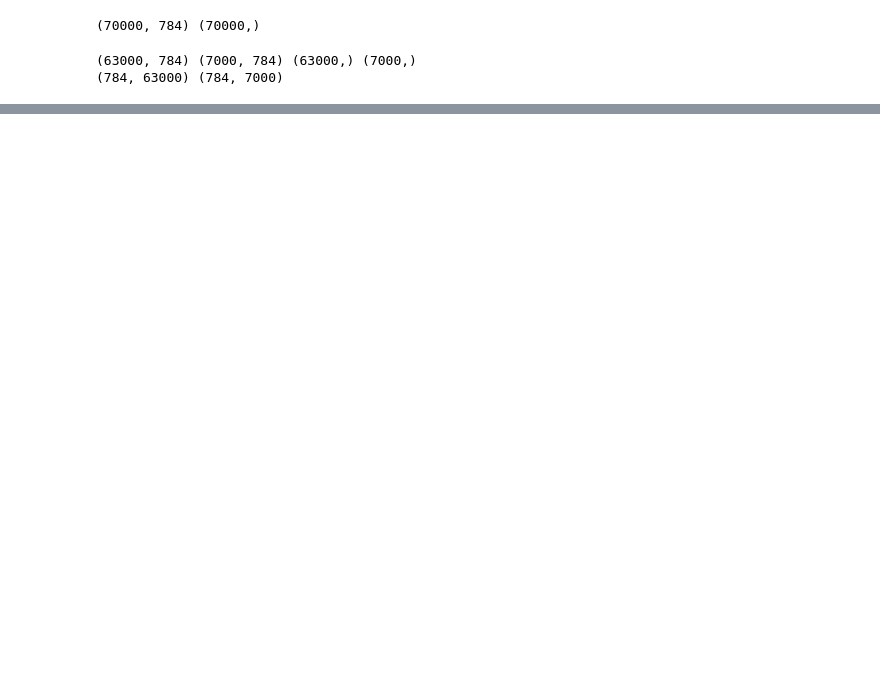
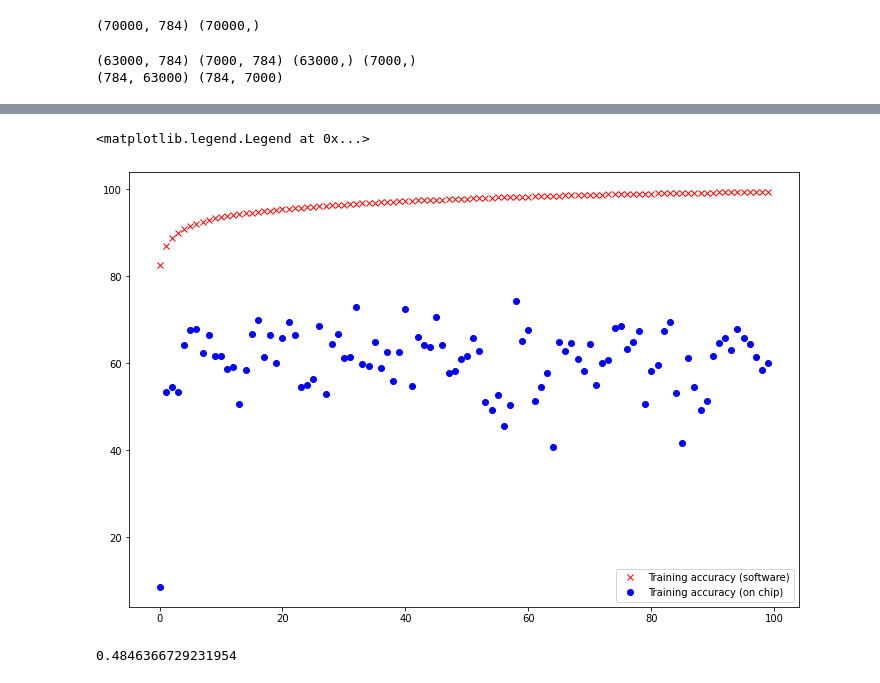
Before and after one commit to Rohit01-zoey/Perturbation-techniques-in-CNNs, a Jupyter notebook: code/mnistVariability.ipynb, the cells around one changed output, grey strips where cells are left out. Drawn from its saved outputs; the diff is of its cells as text; code cells hidden in the pictures; blank space fills up the shorter version.

```diff
--- a/code/mnistVariability.ipynb
+++ b/code/mnistVariability.ipynb
@@ -31,7 +31,7 @@ print(x_train.shape, x_val.shape)
 (784, 63000) (784, 7000)
 # %%
 def saveText(fPath, arr):
-    dim1, dim2 = arr.shape
+    #dim1, dim2 = arr.shape
     f = open(fPath, 'a')
     np.savetxt(f, arr.flatten(), newline = ', ')
     f.write("\n")
@@ -346,8 +336,0 @@ saveText(basePathTest, arr)
-# %%
-ff = open(basePathTest)
-for line in ff:
-    start = time.time()
-    print(loadFromLine(line, (1000,1000)))
-    end = time.time()
-    print(end-start)
-ff.close()
@@ -362,0 +594,12 @@ ff.close()
+# %%
+plt.figure(figsize=(12, 8))
+plt.plot(train_acc, 'rx')
+plt.plot(trainAccOnChip, 'bo')
+plt.legend(["Training accuracy (software)", "Training accuracy (on chip)"])
+# %% [output]
+<matplotlib.legend.Legend at 0x...>
+[figure, added]
+# %%
+np.max(b3)
+# %% [output]
+0.4846366729231954
```
Also changed, not shown: parts of 21 cells of this notebook.
